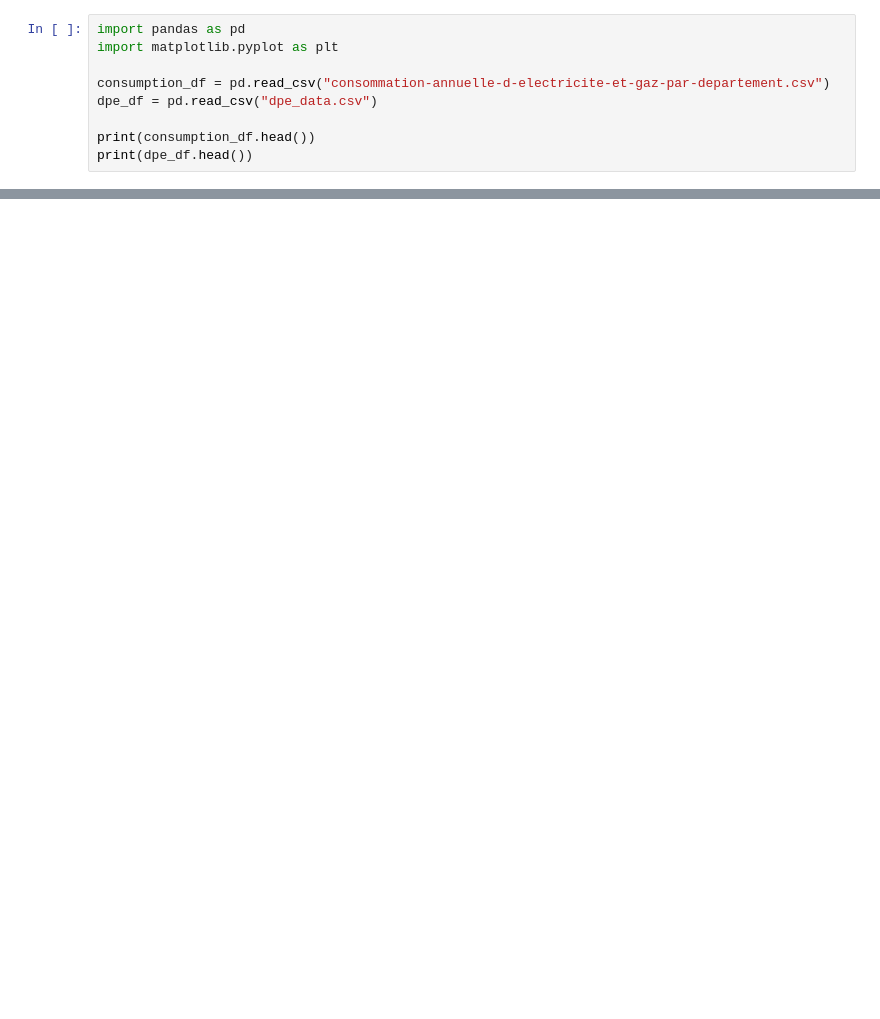
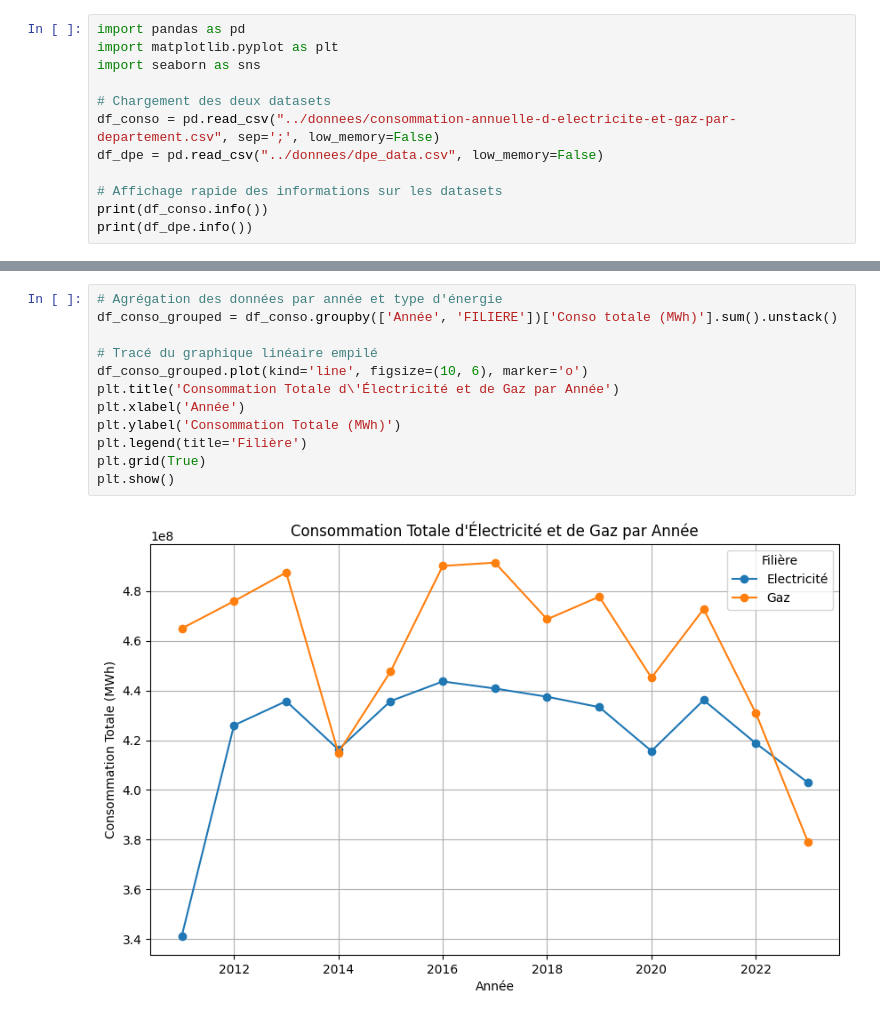
Before and after one commit to hawdgeal/transition-energetique-76, a Jupyter notebook: exploration/analyse_finale.ipynb, the cells around one changed output, grey strips where cells are left out. Cells and saved outputs as stored; diff of their text form; blank space fills up the shorter version.

```diff
--- a/exploration/analyse_finale.ipynb
+++ b/exploration/analyse_finale.ipynb
@@ -1,10 +1,13 @@
 # %%
 import pandas as pd
 import matplotlib.pyplot as plt
+import seaborn as sns
 
-consumption_df = pd.read_csv("consommation-annuelle-d-electricite-et-gaz-par-departement.csv")
-dpe_df = pd.read_csv("dpe_data.csv")
+# Chargement des deux datasets
+df_conso = pd.read_csv("../donnees/consommation-annuelle-d-electricite-et-gaz-par-departement.csv", sep=';', low_memory=False)
+df_dpe = pd.read_csv("../donnees/dpe_data.csv", low_memory=False)
 
-print(consumption_df.head())
-print(dpe_df.head())
+# Affichage rapide des informations sur les datasets
+print(df_conso.info())
+print(df_dpe.info())
 # %% [output]
@@ -11,0 +31,14 @@ ModuleNotFoundError: No module named 'matplotlib'
+# %%
+# Agrégation des données par année et type d'énergie
+df_conso_grouped = df_conso.groupby(['Année', 'FILIERE'])['Conso totale (MWh)'].sum().unstack()
+
+# Tracé du graphique linéaire empilé
+df_conso_grouped.plot(kind='line', figsize=(10, 6), marker='o')
+plt.title('Consommation Totale d\'Électricité et de Gaz par Année')
+plt.xlabel('Année')
+plt.ylabel('Consommation Totale (MWh)')
+plt.legend(title='Filière')
+plt.grid(True)
+plt.show()
+# %% [output]
+[figure, added]
```
Also changed, not shown: parts of 8 cells of this notebook.
